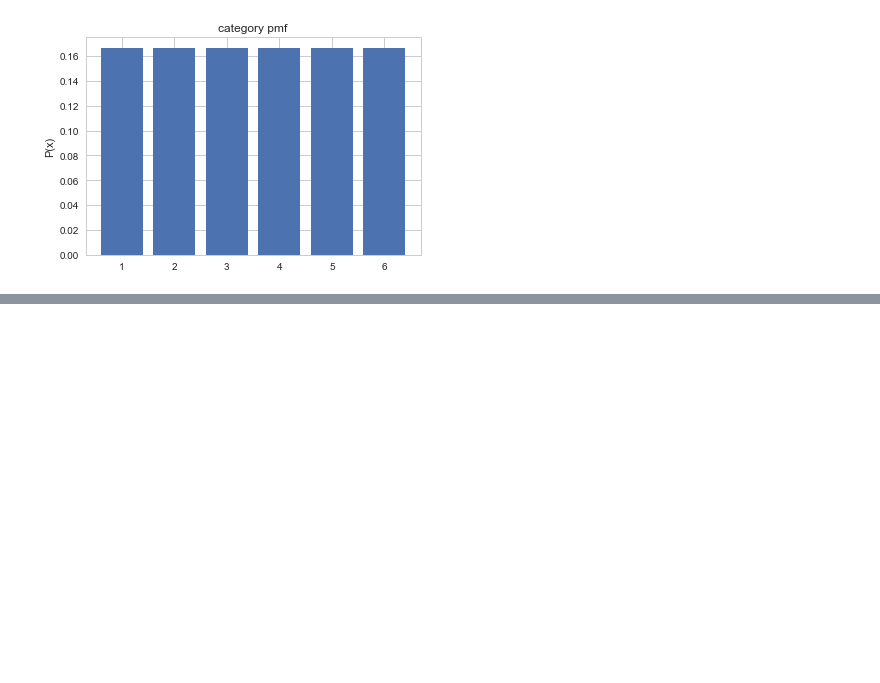
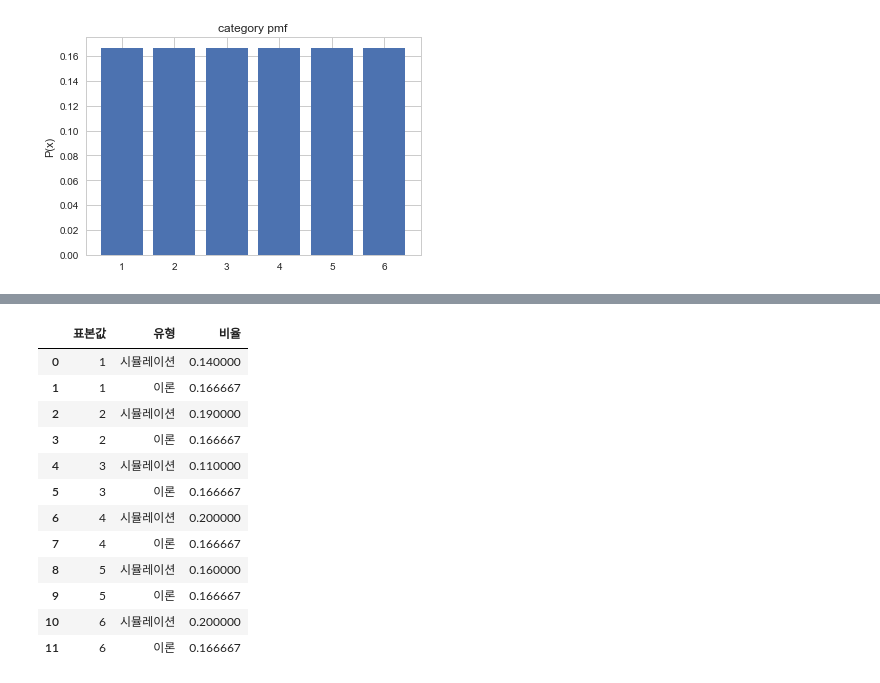
Before and after one commit to Junhojuno/TIL, a Jupyter notebook: probability/categorical_distribution.ipynb, the cells around one changed output, grey strips where cells are left out. Cells and saved outputs as stored; diff of their text form; code cells hidden in the pictures; blank space fills up the shorter version.

```diff
--- a/probability/categorical_distribution.ipynb
+++ b/probability/categorical_distribution.ipynb
@@ -27,0 +54,20 @@ plt.show()
+# %%
+df = pd.DataFrame({"이론": rv.pmf(xx_ohe), "시뮬레이션": y}, index=np.arange(1, 7)).stack()
+df = df.reset_index()
+df.columns = ["표본값", "유형", "비율"]
+df.pivot("표본값", "유형", "비율")
+df
+# %% [output]
+|  | 표본값 | 유형 | 비율 |
+| 0 | 1 | 시뮬레이션 | 0.140000 |
+| 1 | 1 | 이론 | 0.166667 |
+| 2 | 2 | 시뮬레이션 | 0.190000 |
+| 3 | 2 | 이론 | 0.166667 |
+| 4 | 3 | 시뮬레이션 | 0.110000 |
+| 5 | 3 | 이론 | 0.166667 |
+| 6 | 4 | 시뮬레이션 | 0.200000 |
+| 7 | 4 | 이론 | 0.166667 |
+| 8 | 5 | 시뮬레이션 | 0.160000 |
+| 9 | 5 | 이론 | 0.166667 |
+| 10 | 6 | 시뮬레이션 | 0.200000 |
+| 11 | 6 | 이론 | 0.166667 |
```
Also changed, not shown: parts of 7 cells of this notebook.
